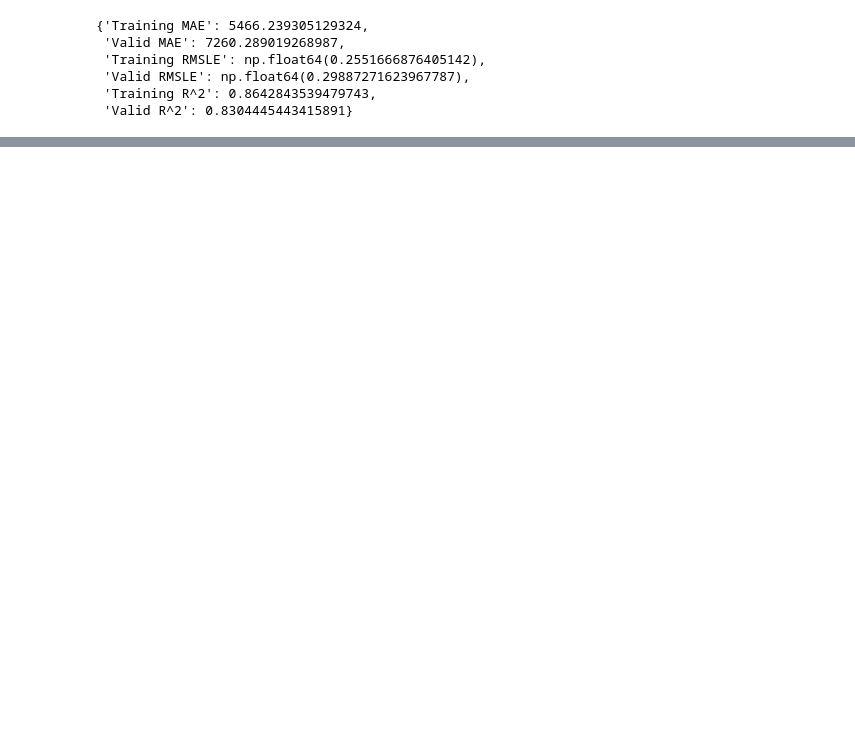
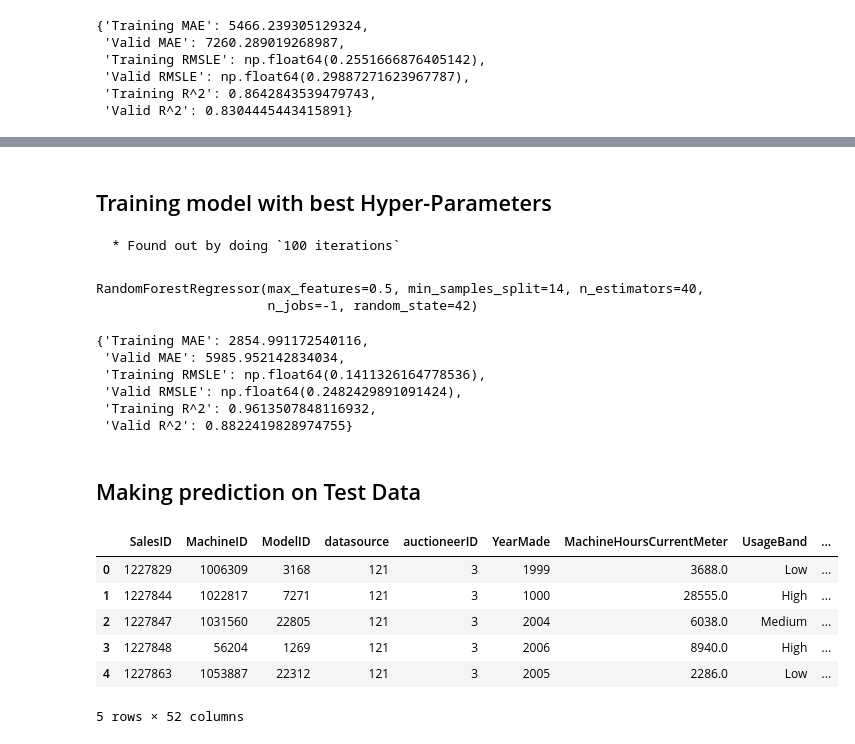
Before and after one commit to adarsh-sirswal/bulldozer-price-prediction-timeseries, a Jupyter notebook: end-to-end-bulldozer-price-prediction.ipynb, the cells around one changed output, grey strips where cells are left out. Drawn from its saved outputs; the diff is of its cells as text; code cells hidden in the pictures; blank space fills up the shorter version.

```diff
--- a/end-to-end-bulldozer-price-prediction.ipynb
+++ b/end-to-end-bulldozer-price-prediction.ipynb
@@ -583,0 +652,43 @@ show_scores(model)
+# %% [markdown]
+## Training model with best Hyper-Parameters
+    * Found out by doing `100 iterations`
+# %%
+ideal_model = RandomForestRegressor(
+    n_estimators=40,
+    min_samples_leaf=1,
+    max_features=0.5,
+    min_samples_split=14,
+    n_jobs=-1,
+    max_samples=None,
+    random_state=42
+)
+
+ideal_model.fit(X_train, y_train)
+# %% [output]
+RandomForestRegressor(max_features=0.5, min_samples_split=14, n_estimators=40,
+                      n_jobs=-1, random_state=42)
+# %%
+show_scores(ideal_model) ## This is much better (RMSLE score)
+# %% [output]
+{'Training MAE': 2854.991172540116,
+ 'Valid MAE': 5985.952142834034,
+ 'Training RMSLE': np.float64(0.1411326164778536),
+ 'Valid RMSLE': np.float64(0.2482429891091424),
+ 'Training R^2': 0.9613507848116932,
+ 'Valid R^2': 0.8822419828974755}
+# %% [markdown]
+## Making prediction on Test Data
+# %%
+## Importing test data
+df_test = pd.read_csv("../bulldozer-price-prediction-timeseries/data/bluebook-for-bulldozers/bluebook-for-bulldozers/Test.csv",
+                     parse_dates=["saledate"], low_memory=False)
+# %%
+df_test.head()
+# %% [output]
+|  | SalesID | MachineID | ModelID | datasource | auctioneerID | YearMade | MachineHoursCurrentMeter | UsageBand | ... |
+| 0 | 1227829 | 1006309 | 3168 | 121 | 3 | 1999 | 3688.0 | Low | ... |
+| 1 | 1227844 | 1022817 | 7271 | 121 | 3 | 1000 | 28555.0 | High | ... |
+| 2 | 1227847 | 1031560 | 22805 | 121 | 3 | 2004 | 6038.0 | Medium | ... |
+| 3 | 1227848 | 56204 | 1269 | 121 | 3 | 2006 | 8940.0 | High | ... |
+| 4 | 1227863 | 1053887 | 22312 | 121 | 3 | 2005 | 2286.0 | Low | ... |
+5 rows × 52 columns
```
Also changed, not shown: parts of 7 cells of this notebook.
